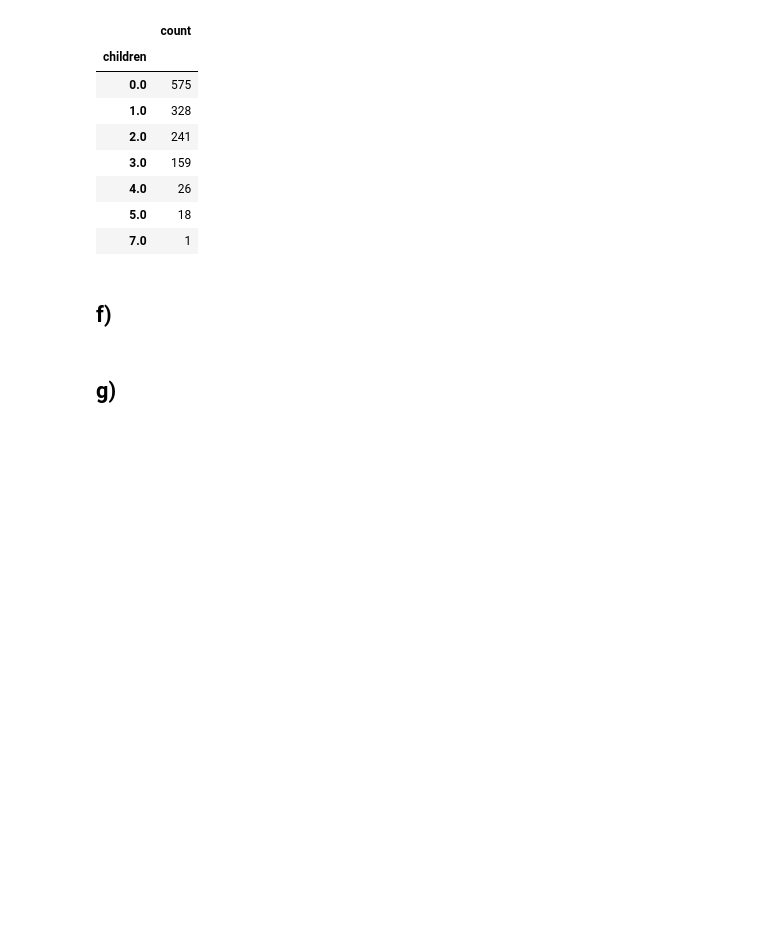
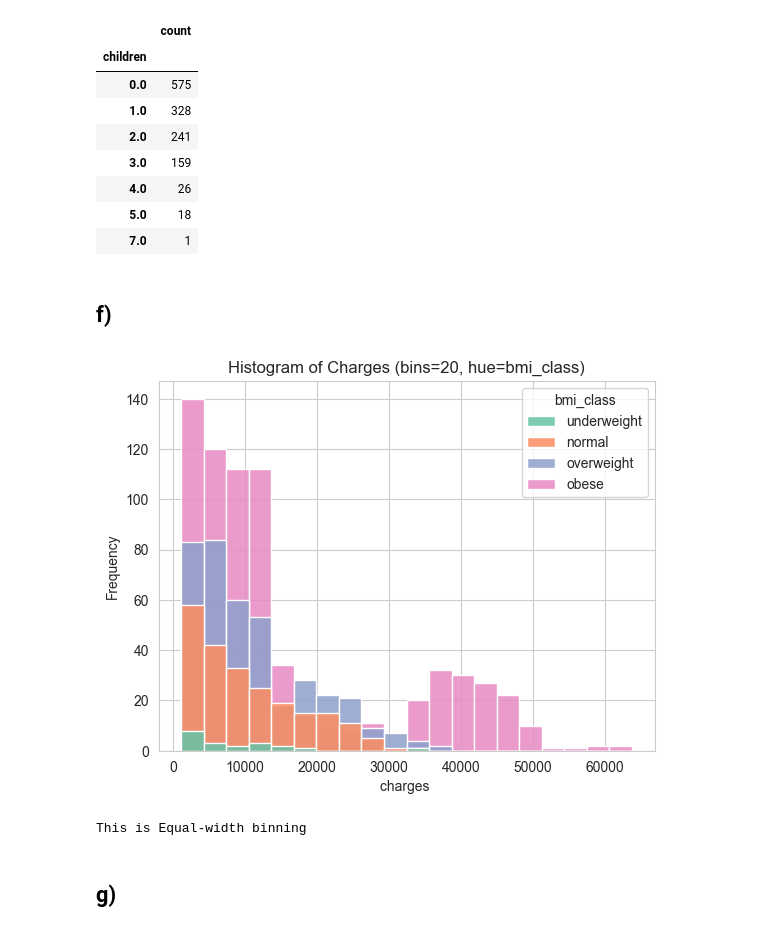
Before and after one commit to rain02333z-spec/Assignment_Part_1, a Jupyter notebook: intro/templates_jupyter_notebooks/Q1_data_exploration.ipynb, the cells around one changed output. Saved outputs shown, nothing was run; the diff lists cells and outputs as text; code cells hidden in the pictures; blank space fills up the shorter version.

```diff
--- a/intro/templates_jupyter_notebooks/Q1_data_exploration.ipynb
+++ b/intro/templates_jupyter_notebooks/Q1_data_exploration.ipynb
@@ -138,5 +138,16 @@ display(counts.to_frame(name="count"))
 | 7.0 | 1 |
 # %% [markdown]
 ## f)
+# %%
+bins_used=20
+ax=sns.histplot(data=df, x="charges",bins=bins_used,hue="bmi_class",palette="Set2", alpha=0.85)
+ax.set_title(f"Histogram of Charges (bins={bins_used}, hue=bmi_class)")
+ax.set_xlabel("charges ")
+ax.set_ylabel("Frequency")
+plt.show()
+print("This is Equal-width binning")
+# %% [output]
+[figure, added]
+This is Equal-width binning
 # %% [markdown]
 ## g)
```
Also changed, not shown: parts of 5 cells of this notebook, 1 other file.
